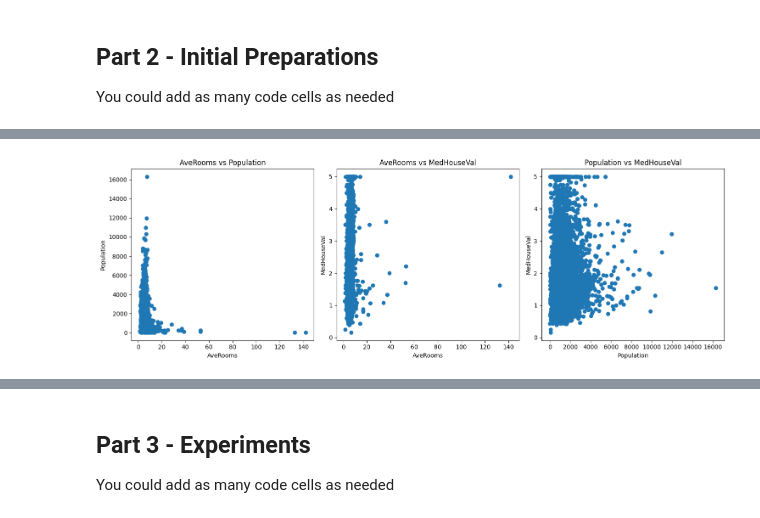
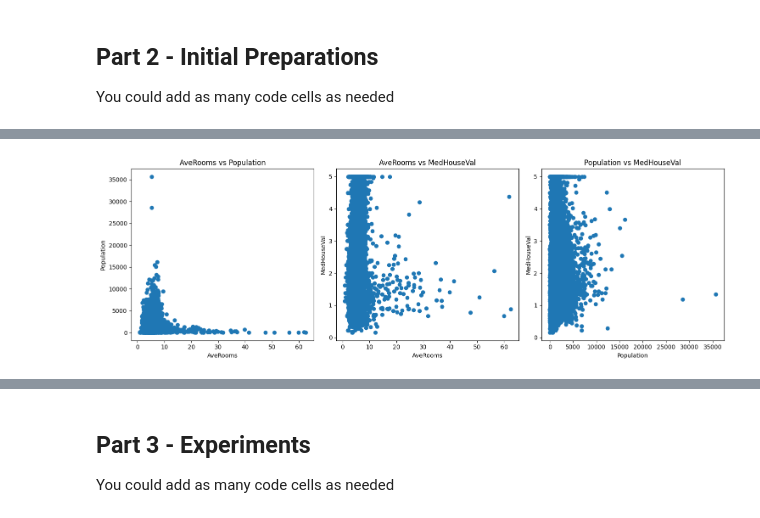
Before and after one commit to agamordechai/ml_house_prices, a Jupyter notebook: Assignment2_supervised_learning_flow.ipynb, the cells around one changed output, grey strips where cells are left out. Cells and saved outputs as stored; diff of their text form; code cells hidden in the pictures.

```diff
--- a/Assignment2_supervised_learning_flow.ipynb
+++ b/Assignment2_supervised_learning_flow.ipynb
@@ -69,6 +66,6 @@ from sklearn.metrics import mean_squared_error, make_scorer
 from sklearn.preprocessing import StandardScaler, PolynomialFeatures
 from sklearn.pipeline import Pipeline
 # %%
-df1 = pd.read_csv("housing_test.csv")
-df2 = pd.read_csv("housing_train.csv")
+df_train = pd.read_csv("housing_train.csv")
+df_test = pd.read_csv("housing_test.csv")
 # %%
@@ -92,27 +89,27 @@ df2.head()
 # %%
 figure, axes = plt.subplots(1, 3, figsize=(15, 5))
 
 col1, col2, col3 = "AveRooms", "Population", "MedHouseVal"
 
-axes[0].scatter(df1[col1], df1[col2])
+axes[0].scatter(df_train[col1], df_train[col2])
 axes[0].set_xlabel(col1)
 axes[0].set_ylabel(col2)
 axes[0].set_title(f'{col1} vs {col2}')
 
-axes[1].scatter(df1[col1], df1[col3])
+axes[1].scatter(df_train[col1], df_train[col3])
 axes[1].set_xlabel(col1)
 axes[1].set_ylabel(col3)
 axes[1].set_title(f'{col1} vs {col3}')
 
-axes[2].scatter(df1[col2], df1[col3])
+axes[2].scatter(df_train[col2], df_train[col3])
 axes[2].set_xlabel(col2)
 axes[2].set_ylabel(col3)
 axes[2].set_title(f'{col2} vs {col3}')
 
 plt.tight_layout()
 plt.show()
 # %% [output]
-[figure, old version]
+[figure, new version]
 # %%
 figure , axes = plt.subplots(1, 3, figsize=(15, 5))
 
```
Also changed, not shown: parts of 12 cells of this notebook.
